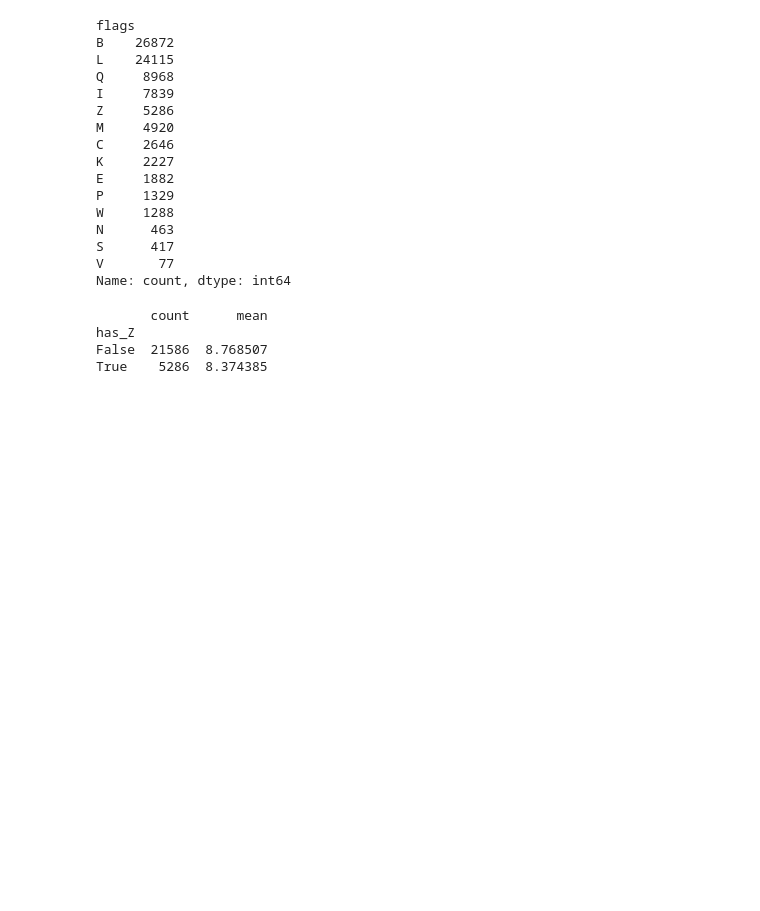
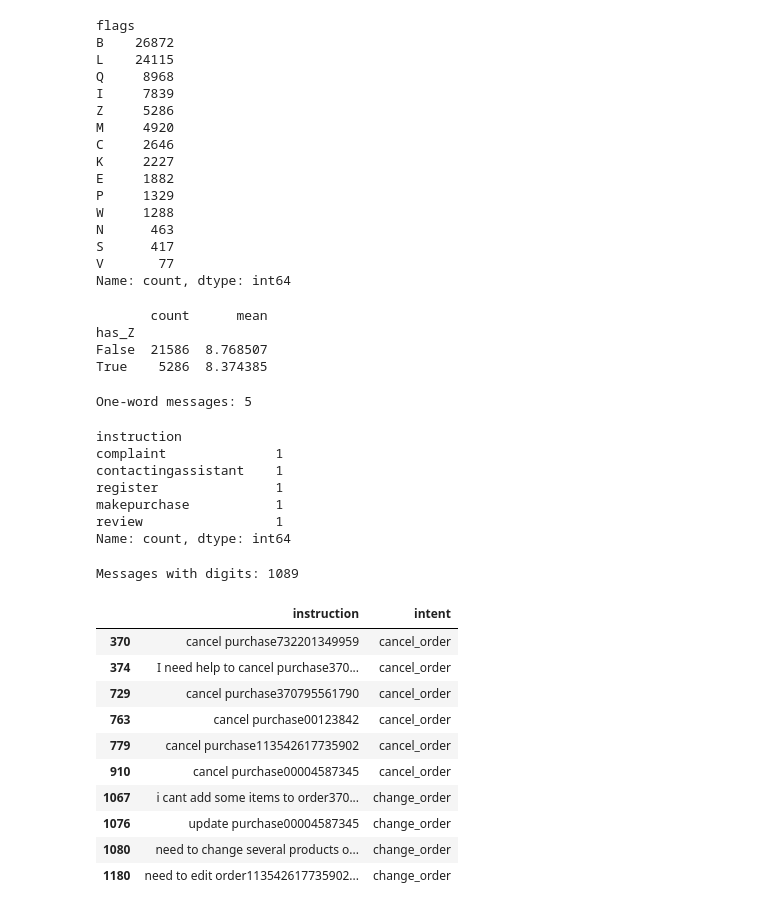
Before and after one commit to AmitKr-06/Customer-support-intelligence-platform, a Jupyter notebook: notebooks/02_eda.ipynb, the cells around one changed output. Cells and saved outputs as stored; diff of their text form; code cells hidden in the pictures; blank space fills up the shorter version.

```diff
--- a/notebooks/02_eda.ipynb
+++ b/notebooks/02_eda.ipynb
@@ -102,3 +102,33 @@ print(df.groupby("has_Z")["n_words"].agg(["count", "mean"]))
 has_Z
 False  21586  8.768507
 True    5286  8.374385
+# %%
+# Cell 8: one-word messages and glued digits
+one_word = df[df["n_words"] == 1]
+print("One-word messages:", len(one_word))
+display(one_word["instruction"].value_counts().head(15))
+
+has_digits = df["instruction"].str.contains(r"\d", regex=True)
+print("Messages with digits:", has_digits.sum())
+display(df[has_digits][["instruction", "intent"]].head(10))
+# %% [output]
+One-word messages: 5
+instruction
+complaint              1
+contactingassistant    1
+register               1
+makepurchase           1
+review                 1
+Name: count, dtype: int64
+Messages with digits: 1089
+|  | instruction | intent |
+| 370 | cancel purchase732201349959 | cancel_order |
+| 374 | I need help to cancel purchase370... | cancel_order |
+| 729 | cancel purchase370795561790 | cancel_order |
+| 763 | cancel purchase00123842 | cancel_order |
+| 779 | cancel purchase113542617735902 | cancel_order |
+| 910 | cancel purchase00004587345 | cancel_order |
+| 1067 | i cant add some items to order370... | change_order |
+| 1076 | update purchase00004587345 | change_order |
+| 1080 | need to change several products o... | change_order |
+| 1180 | need to edit order113542617735902... | change_order |
```
Also changed, not shown: parts of 3 cells of this notebook.
